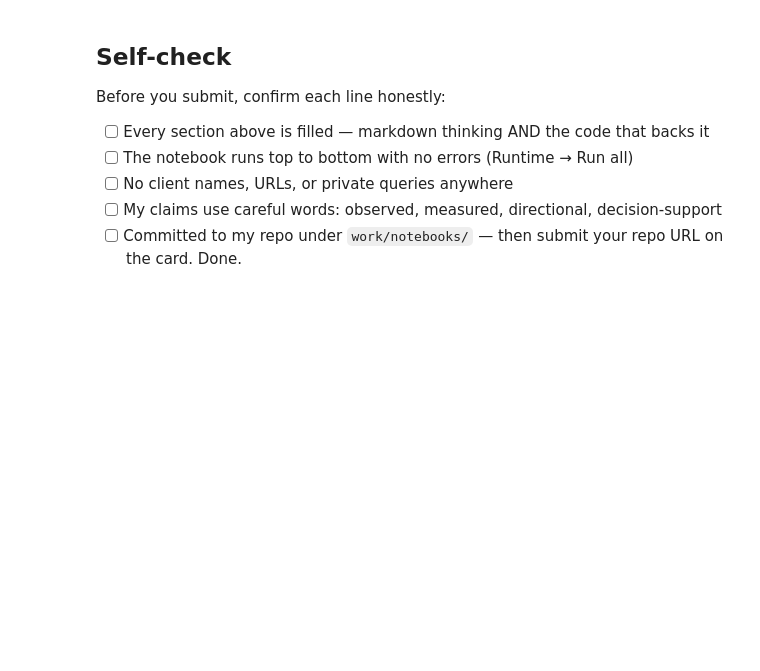
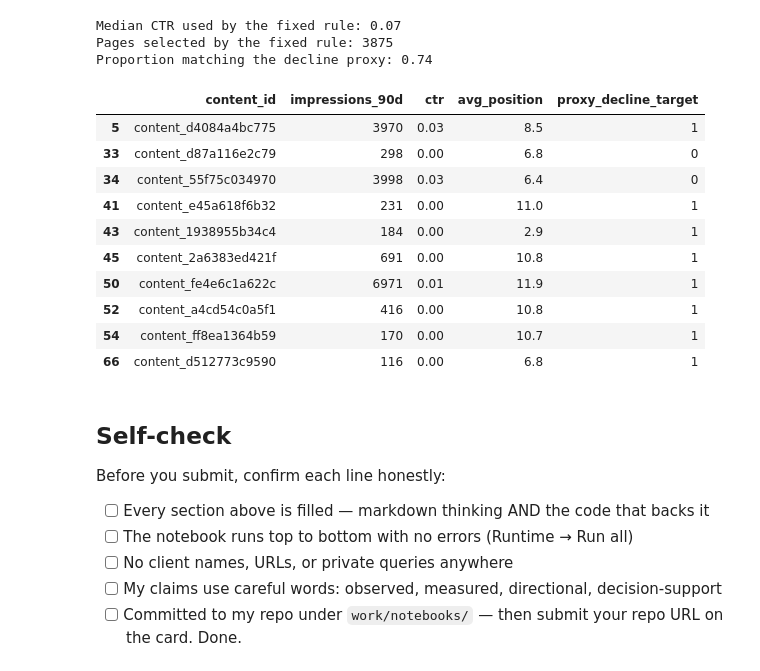
Before and after one commit to toBESkiii/FlyRank_AI_Intership, a Jupyter notebook: work/notebooks/w02_ml_task_framing.ipynb, the cells around one changed output. Cells and saved outputs as stored; diff of their text form; code cells hidden in the pictures; blank space fills up the shorter version.

Commit message:
Complete ML-03 machine learning task framing

```diff
--- a/work/notebooks/w02_ml_task_framing.ipynb
+++ b/work/notebooks/w02_ml_task_framing.ipynb
@@ -13,3 +23,18 @@ This skeleton is yours to fill. Work the sections **in order** — each one has
 # %%
 # This cell is for CODE (numbers, a query, a check).
 # Write your text answer in the cell ABOVE this one — typing sentences here breaks Run All.
+import pandas as pd
+
+DATA_URL = (
+    "https://raw.githubusercontent.com/"
+    "toBESkiii/FlyRank_AI_Intership/main/"
+    "data/raw/content_refresh_anonymized.csv"
+)
+
+page_dataset = pd.read_csv(DATA_URL)
+
+print("Starter dataset loaded successfully.")
+print("Number of pages:", page_dataset.shape[0])
+print("Number of available columns:", page_dataset.shape[1])
+print("Planned ML task type: Ranking / scoring")
+print("Planned output: An ordered page-review queue")
@@ -44,3 +231,61 @@ This skeleton is yours to fill. Work the sections **in order** — each one has
+# %%
+# This cell is for CODE (numbers, a query, a check).
+# Write your text answer in the cell ABOVE this one — typing sentences here breaks Run All.
+# Create a transparent fixed-rule baseline
+
+median_ctr = page_target_dataset["ctr"].median()
+
+fixed_rule_mask = (
+    (page_target_dataset["impressions_90d"] >= 100)
+    & (page_target_dataset["ctr"] < median_ctr)
+    & (page_target_dataset["avg_position"] <= 20)
+)
+
+fixed_rule_candidates = page_target_dataset[
+    fixed_rule_mask
+].copy()
+
+print("Median CTR used by the fixed rule:", round(median_ctr, 4))
+print("Pages selected by the fixed rule:", len(fixed_rule_candidates))
+
+# Check how many selected pages match the temporary proxy target
+fixed_rule_precision = (
+    fixed_rule_candidates["proxy_decline_target"].mean()
+    if len(fixed_rule_candidates) > 0
+    else 0
+)
+
+print(
+    "Proportion matching the decline proxy:",
+    f"{fixed_rule_precision:.2f}"
+)
+
+display(
+    fixed_rule_candidates[
+        [
+            "content_id",
+            "impressions_90d",
+            "ctr",
+            "avg_position",
+            "proxy_decline_target"
+        ]
+    ].head(10)
+)
+# %% [output]
+Median CTR used by the fixed rule: 0.07
+Pages selected by the fixed rule: 3875
+Proportion matching the decline proxy: 0.74
+|  | content_id | impressions_90d | ctr | avg_position | proxy_decline_target |
+| 5 | content_d4084a4bc775 | 3970 | 0.03 | 8.5 | 1 |
+| 33 | content_d87a116e2c79 | 298 | 0.00 | 6.8 | 0 |
+| 34 | content_55f75c034970 | 3998 | 0.03 | 6.4 | 0 |
+| 41 | content_e45a618f6b32 | 231 | 0.00 | 11.0 | 1 |
+| 43 | content_1938955b34c4 | 184 | 0.00 | 2.9 | 1 |
+| 45 | content_2a6383ed421f | 691 | 0.00 | 10.8 | 1 |
+| 50 | content_fe4e6c1a622c | 6971 | 0.01 | 11.9 | 1 |
+| 52 | content_a4cd54c0a5f1 | 416 | 0.00 | 10.8 | 1 |
+| 54 | content_ff8ea1364b59 | 170 | 0.00 | 10.7 | 1 |
+| 66 | content_d512773c9590 | 116 | 0.00 | 6.8 | 1 |
 # %% [markdown]
 ## Self-check
 
```
Also changed, not shown: parts of 18 cells of this notebook.
